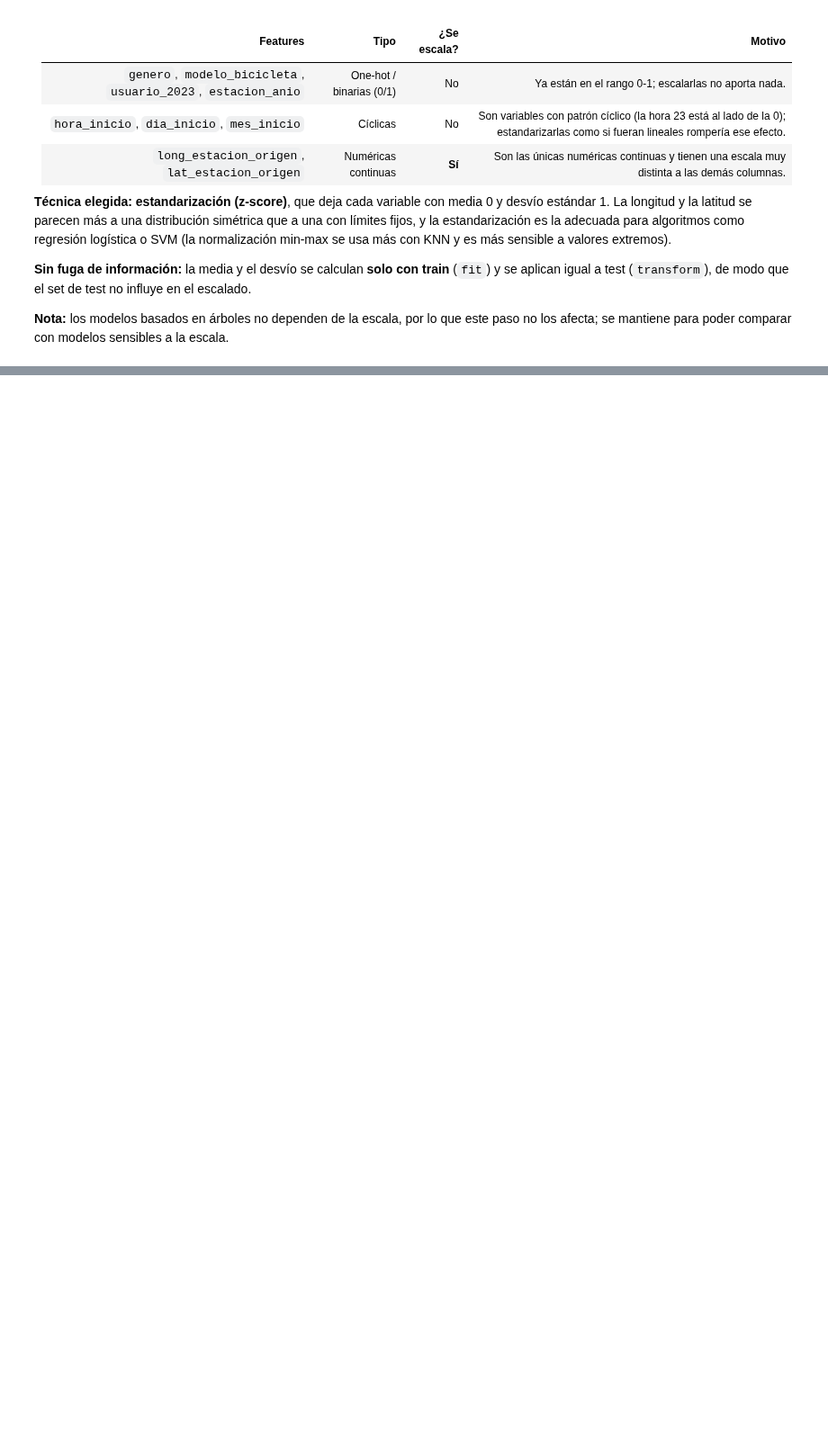
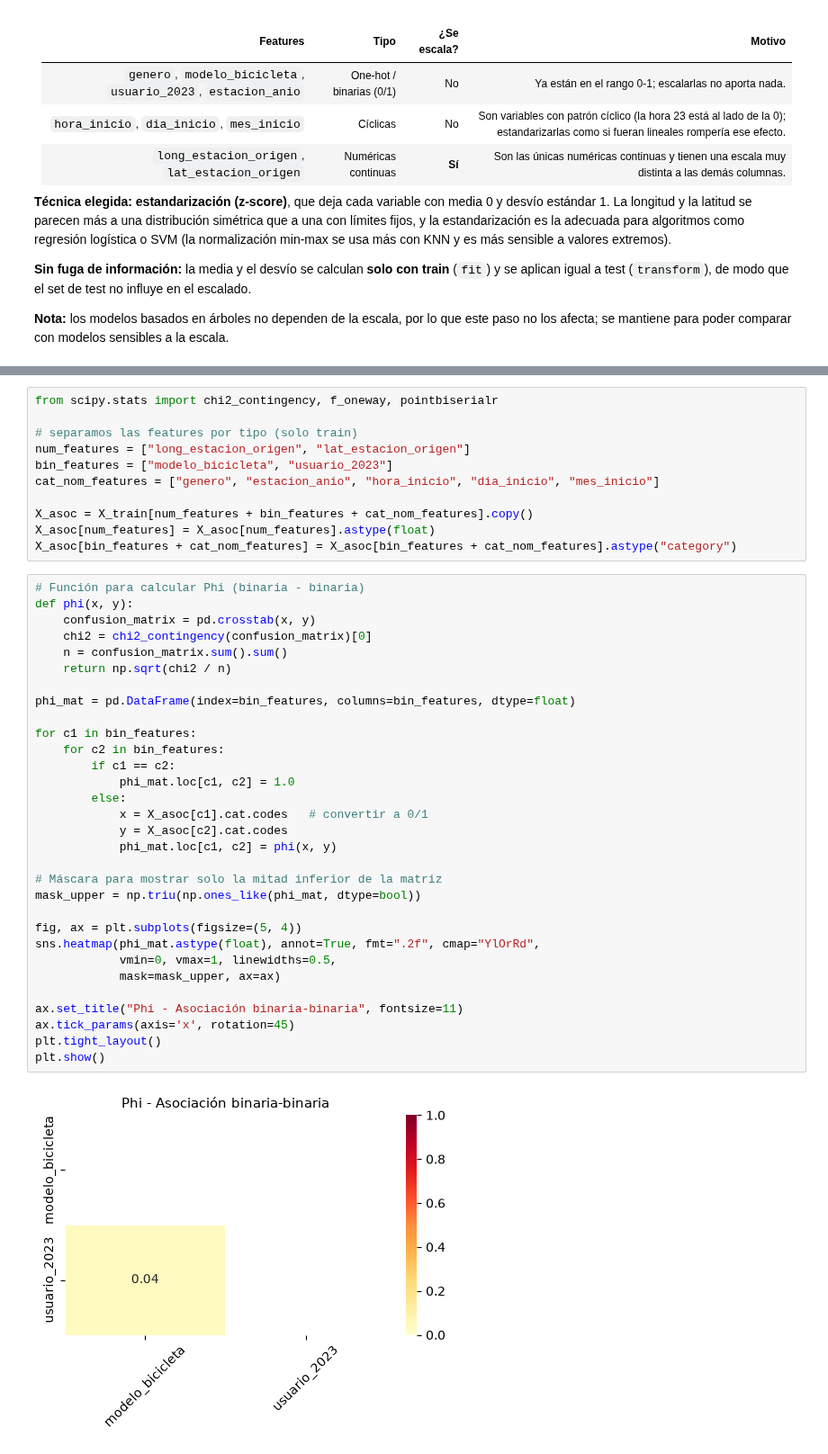
Before and after one commit to brigere/data-anlysis-ceia, a Jupyter notebook: tp_final_2026.ipynb, the cells around one changed output, grey strips where cells are left out. Shown at 90% size. Cells and saved outputs as stored; diff of their text form; blank space fills up the shorter version.

```diff
--- a/tp_final_2026.ipynb
+++ b/tp_final_2026.ipynb
@@ -1764,0 +1789,44 @@ display(X_test_scaled.head())
+# %%
+from scipy.stats import chi2_contingency, f_oneway, pointbiserialr
+
+# separamos las features por tipo (solo train)
+num_features = ["long_estacion_origen", "lat_estacion_origen"]
+bin_features = ["modelo_bicicleta", "usuario_2023"]
+cat_nom_features = ["genero", "estacion_anio", "hora_inicio", "dia_inicio", "mes_inicio"]
+
+X_asoc = X_train[num_features + bin_features + cat_nom_features].copy()
+X_asoc[num_features] = X_asoc[num_features].astype(float)
+X_asoc[bin_features + cat_nom_features] = X_asoc[bin_features + cat_nom_features].astype("category")
+# %%
+# Función para calcular Phi (binaria - binaria)
+def phi(x, y):
+    confusion_matrix = pd.crosstab(x, y)
+    chi2 = chi2_contingency(confusion_matrix)[0]
+    n = confusion_matrix.sum().sum()
+    return np.sqrt(chi2 / n)
+
+phi_mat = pd.DataFrame(index=bin_features, columns=bin_features, dtype=float)
+
+for c1 in bin_features:
+    for c2 in bin_features:
+        if c1 == c2:
+            phi_mat.loc[c1, c2] = 1.0
+        else:
+            x = X_asoc[c1].cat.codes   # convertir a 0/1
+            y = X_asoc[c2].cat.codes
+            phi_mat.loc[c1, c2] = phi(x, y)
+
+# Máscara para mostrar solo la mitad inferior de la matriz
+mask_upper = np.triu(np.ones_like(phi_mat, dtype=bool))
+
+fig, ax = plt.subplots(figsize=(5, 4))
+sns.heatmap(phi_mat.astype(float), annot=True, fmt=".2f", cmap="YlOrRd",
+            vmin=0, vmax=1, linewidths=0.5,
+            mask=mask_upper, ax=ax)
+
+ax.set_title("Phi - Asociación binaria-binaria", fontsize=11)
+ax.tick_params(axis='x', rotation=45)
+plt.tight_layout()
+plt.show()
+# %% [output]
+[figure, added]
```
Also changed, not shown: parts of 18 cells of this notebook.
